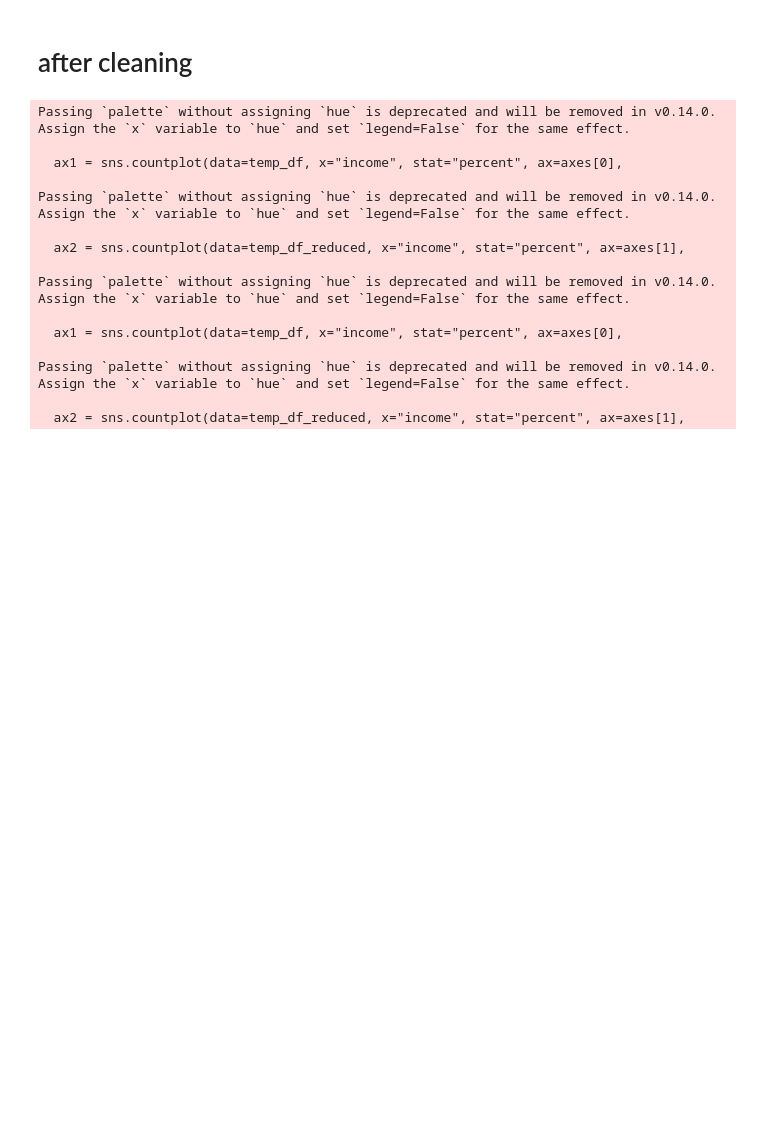
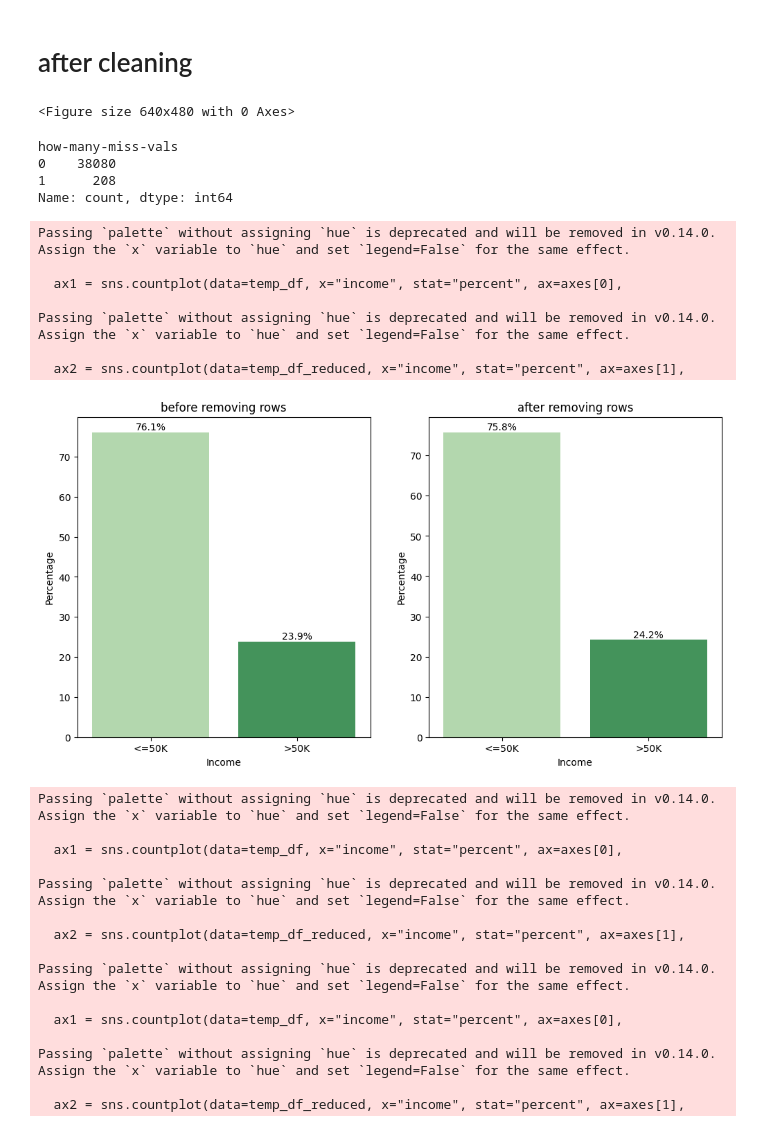
Before and after one commit to Staszek15/Data-Mining-Project, a Jupyter notebook: adults_cleaning.ipynb, the cells around one changed output. Drawn from its saved outputs; the diff is of its cells as text; code cells hidden in the pictures; blank space fills up the shorter version.

```diff
--- a/adults_cleaning.ipynb
+++ b/adults_cleaning.ipynb
@@ -208,14 +215,14 @@ def nulls_table(data, threshold):
     temp_df['how-many-miss-vals'] = temp_df.apply(null_count, axis=1)
     temp_df_reduced = temp_df[temp_df['how-many-miss-vals'] <= threshold]
     nulls = temp_df_reduced['how-many-miss-vals'].value_counts()
-
+    print(nulls)
     fig, axes = plt.subplots(1, 2, figsize=(12,6))
 
     ax1 = sns.countplot(data=temp_df, x="income", stat="percent", ax=axes[0],
                         palette="Greens")
     ax1.set_ylabel("Percentage")
     ax1.set_xlabel("Income")
-    ax1.set_title("Income percentage distribution")
+    ax1.set_title("before removing rows")
 
 
     for p in ax1.patches:
@@ -228,7 +235,7 @@ def nulls_table(data, threshold):
                         palette="Greens")
     ax2.set_ylabel("Percentage")
     ax2.set_xlabel("Income")
-    ax2.set_title("Income percentage distribution after removing some rows")
+    ax2.set_title("after removing rows")
 
 
     for p in ax2.patches:
@@ -237,6 +244,24 @@ def nulls_table(data, threshold):
                     textcoords='offset points')
 
     return temp_df_reduced
+# %% [output]
+<Figure size 640x480 with 0 Axes>
+# %%
+nulls_table(df,1)
+save("row_removing_distr")
+# %% [output]
+how-many-miss-vals
+0    38080
+1      208
+Name: count, dtype: int64
+Passing `palette` without assigning `hue` is deprecated and will be removed in v0.14.0. Assign the `x` variable to `hue` and set `legend=False` for the same effect.
+
+  ax1 = sns.countplot(data=temp_df, x="income", stat="percent", ax=axes[0],
+
+Passing `palette` without assigning `hue` is deprecated and will be removed in v0.14.0. Assign the `x` variable to `hue` and set `legend=False` for the same effect.
+
+  ax2 = sns.countplot(data=temp_df_reduced, x="income", stat="percent", ax=axes[1],
+[figure, added]
 # %%
 def cleaning_function(data_, reg_map):
 
```
Also changed, not shown: parts of 3 cells of this notebook, 6 other files.
